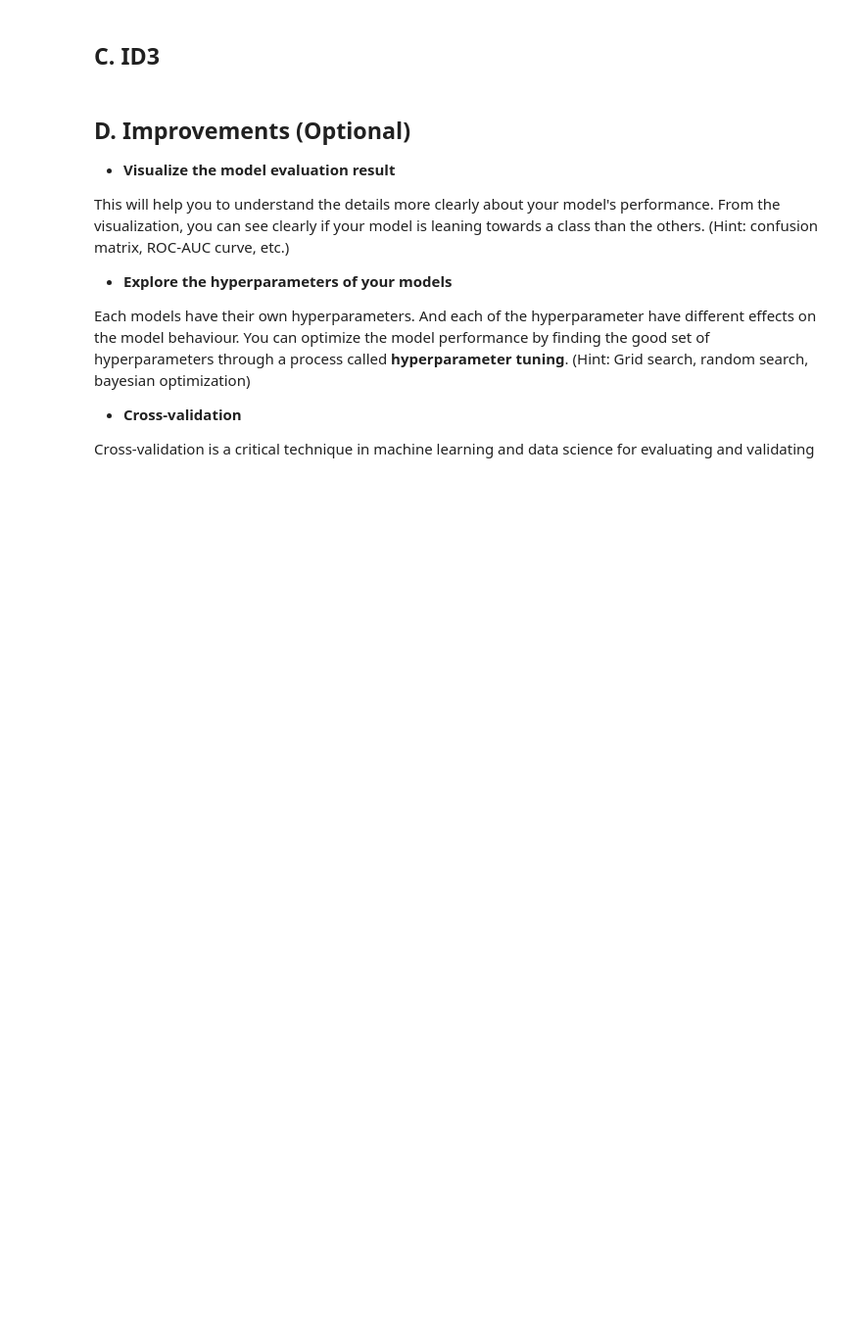
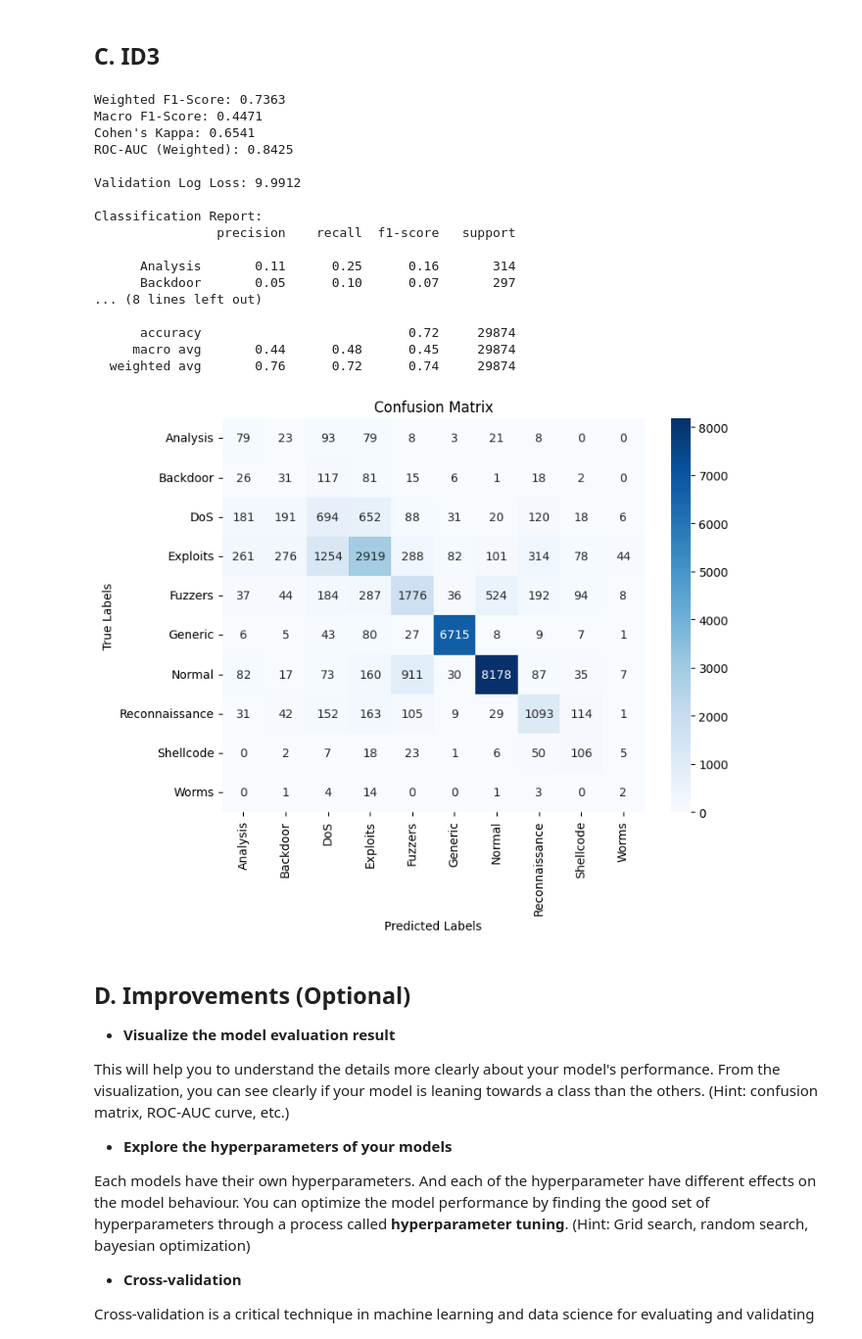
Before and after one commit to shulhajws/Tubes2AI, a Jupyter notebook: IF3170 Artificial Intelligence _ Tugas Besar 2 Notebook Template.ipynb, the cells around one changed output. Shown at 98% size. Saved outputs shown, nothing was run; the diff lists cells and outputs as text; code cells hidden in the pictures; blank space fills up the shorter version.

```diff
--- a/IF3170 Artificial Intelligence _ Tugas Besar 2 Notebook Template.ipynb
+++ b/IF3170 Artificial Intelligence _ Tugas Besar 2 Notebook Template.ipynb
@@ -1697,3 +1935,82 @@ class ID3Classifier:
+# %%
+from sklearn.tree import DecisionTreeClassifier
+
+id3_pipeline = ImbPipeline(steps=[
+    ('prep', transformer),
+    ('smote', smote),
+    ('pca', PCA(n_components=20)),
+    ('id3', DecisionTreeClassifier(criterion='entropy', random_state=42))
+])
+
+id3_pipeline.fit(x_train, y_train_encoded)
+
+# Prediction on validation set
+# Class labels
+y_val_pred_id3 = id3_pipeline.predict(x_val)
+# Class probabilities
+y_val_pred_proba_id3 = id3_pipeline.predict_proba(x_val)
+
+# Precision, Recall, F1-Score (Weighted and Macro)
+precision, recall, f1, _ = precision_recall_fscore_support(
+    y_val_encoded, y_val_pred_id3, average='weighted')
+macro_f1 = f1_score(y_val_encoded, y_val_pred_id3, average='macro')
+print(f"Weighted F1-Score: {f1:.4f}")
+print(f"Macro F1-Score: {macro_f1:.4f}")
+
+# Cohen's Kappa
+kappa = cohen_kappa_score(y_val_encoded, y_val_pred_id3)
+print(f"Cohen's Kappa: {kappa:.4f}")
+
+# ROC-AUC (One-vs-Rest for Multi-Class)
+try:
+    roc_auc = roc_auc_score(y_val_encoded, y_val_pred_proba_id3, multi_class='ovr', average='weighted')
+    print(f"ROC-AUC (Weighted): {roc_auc:.4f}")
+except ValueError:
+    print("ROC-AUC could not be computed for this dataset.")
+
+# Log Loss
+logloss_id3 = log_loss(y_val_encoded, y_val_pred_proba_id3)
+print(f"\nValidation Log Loss: {logloss_id3:.4f}")
+
+
+# Classfication Report
+print("\nClassification Report:")
+print(classification_report(label_encoder.inverse_transform(y_val_encoded),
+                            label_encoder.inverse_transform(y_val_pred_id3),
+                            target_names=label_encoder.classes_))
+
+# Confusion Matrix
+print()
+conf_matrix_id3 = confusion_matrix(label_encoder.inverse_transform(y_val_encoded),
+                                   label_encoder.inverse_transform(y_val_pred_id3),
+                                   labels=label_encoder.classes_)
+
+plt.figure(figsize=(8, 6))
+sns.heatmap(conf_matrix_id3, annot=True, fmt='d', cmap='Blues',
+            xticklabels=label_encoder.classes_, yticklabels=label_encoder.classes_)
+plt.xlabel('Predicted Labels')
+plt.ylabel('True Labels')
+plt.title('Confusion Matrix')
+plt.show()
+# %% [output]
+Weighted F1-Score: 0.7363
+Macro F1-Score: 0.4471
+Cohen's Kappa: 0.6541
+ROC-AUC (Weighted): 0.8425
+
+Validation Log Loss: 9.9912
+
+Classification Report:
+                precision    recall  f1-score   support
+
+      Analysis       0.11      0.25      0.16       314
+      Backdoor       0.05      0.10      0.07       297
+... (8 lines left out)
+
+      accuracy                           0.72     29874
+     macro avg       0.44      0.48      0.45     29874
+  weighted avg       0.76      0.72      0.74     29874
+[figure, added]
 # %% [markdown]
 ## D. Improvements (Optional)
 
```
Also changed, not shown: parts of 17 cells of this notebook.
